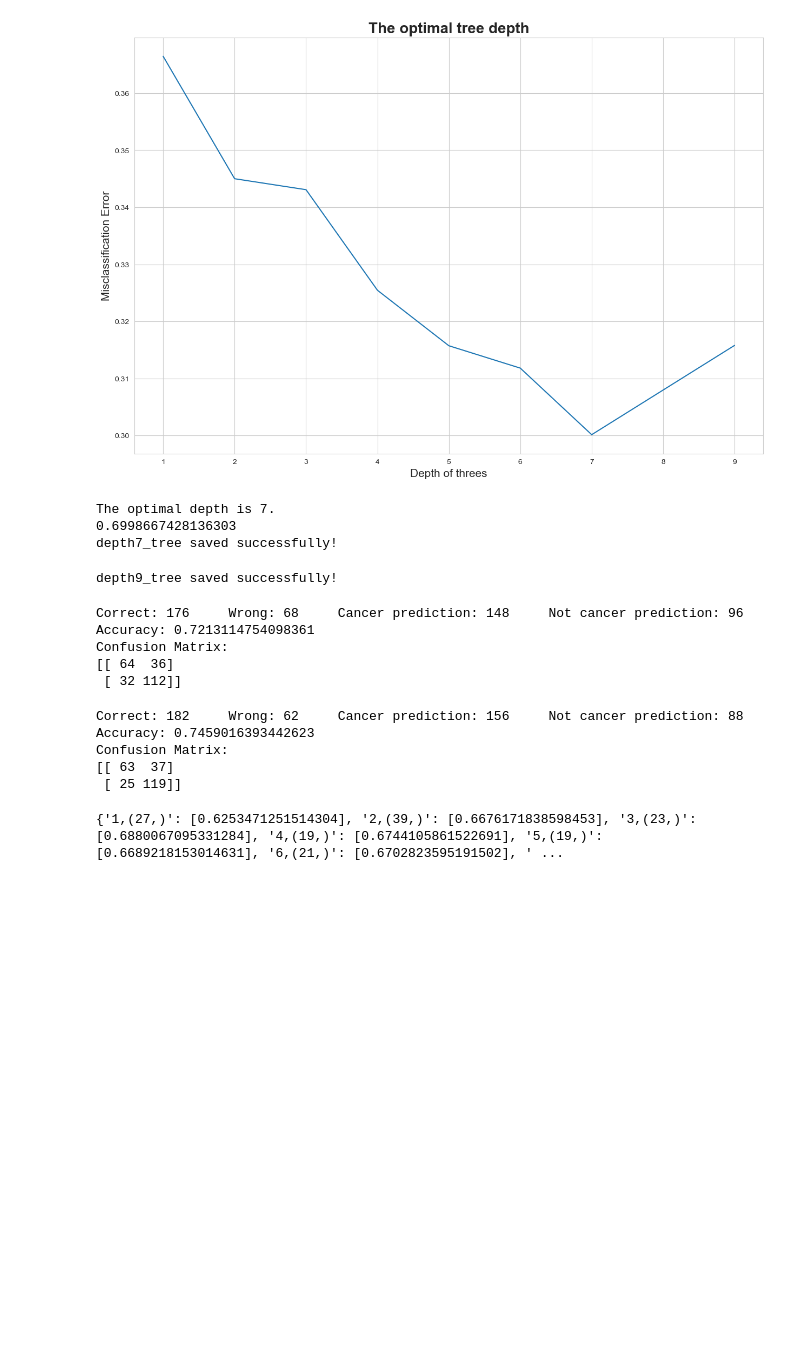
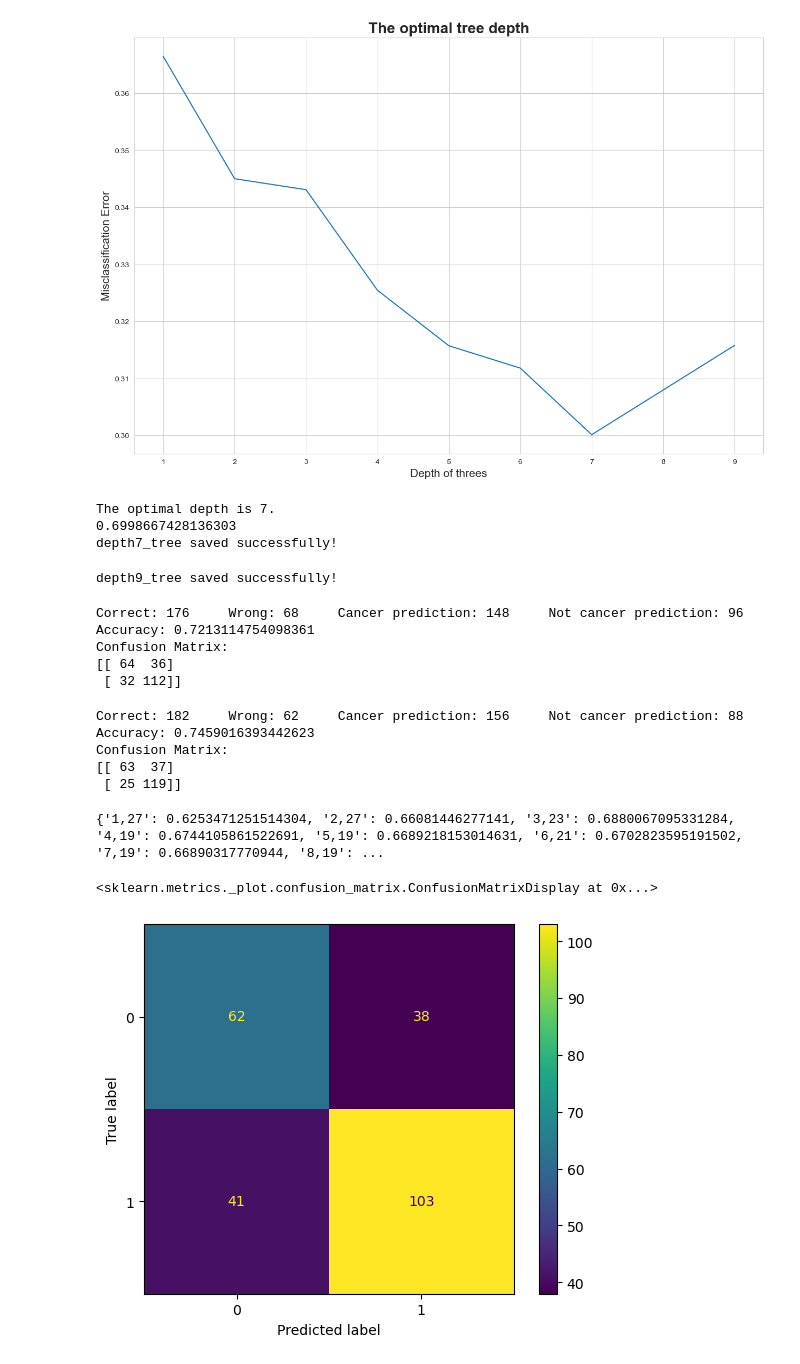
Before and after one commit to kjaer5555/mdasm-2024, a Jupyter notebook: model_exsample.ipynb, the cells around one changed output. Cells and saved outputs as stored; diff of their text form; code cells hidden in the pictures; blank space fills up the shorter version.

Commit message:
Added PCA and its confusion matrix
Added more PCA related stuff

```diff
--- a/model_exsample.ipynb
+++ b/model_exsample.ipynb
@@ -508,7 +508,50 @@ for i in dim_range:
         #for x in range(len()):
             #if selector.support_[x] == True:
                 #seleced_features_after.append(X.columns.values[x])
-    result.update({f"{i},{best_knn_param,}":[max(knn_cv_scores)]})
+    result.update({f"{i},{best_knn_param}":max(knn_cv_scores)})
+
+
 print(result)
 # %% [output]
-{'1,(27,)': [0.6253471251514304], '2,(39,)': [0.6676171838598453], '3,(23,)': [0.6880067095331284], '4,(19,)': [0.6744105861522691], '5,(19,)': [0.6689218153014631], '6,(21,)': [0.6702823595191502], ' ...
+{'1,27': 0.6253471251514304, '2,27': 0.66081446277141, '3,23': 0.6880067095331284, '4,19': 0.6744105861522691, '5,19': 0.6689218153014631, '6,21': 0.6702823595191502, '7,19': 0.66890317770944, '8,19': ...
+# %%
+pca = PCA(n_components=3)
+pca_component = pca.fit_transform(X)
+final_model = KNeighborsClassifier(n_neighbors=23)
+final_model.fit(pca_component, y)
+with open(f'knn23_model.pkl', 'wb') as f:
+    pickle.dump(final_model, f)
+
+with open(f'pca.pkl', 'wb') as f:
+    pickle.dump(pca_component, f)
+# %%
+#PCA with confusion matrix
+from sklearn.metrics import confusion_matrix, ConfusionMatrixDisplay
+df_test_data = pd.read_csv('test_25_people_data.csv')
+
+X_test_data = df_test_data[['H_value', 'S_value', 'V_value', 'red_presence', 'brown_presence', 'blue_presence', 'pink_presence', 'white_presence','black_presence','atypical_pigment_network', 'blue-white_veil', 'asymmetry_values']]
+y_test_data=df_test_data['cancer_or_not'].to_list()
+
+scaler = StandardScaler()
+X_scaled_test_data = scaler.fit_transform(X_test_data)
+
+model_knn = pickle.load(open('./knn23_model.pkl','rb'))
+pca_reload = pickle.load(open('pca.pkl', 'rb'))
+
+pca = PCA(n_components=3)
+X_scaled_train=scaler.fit_transform(X)
+pca_component = pca.fit_transform(X_scaled_train)
+final_model = KNeighborsClassifier(n_neighbors=23)
+final_model.fit(pca_component, y)
+# Create a new PCA object
+X_scaled_test_data = pca.fit_transform(X_scaled_test_data)
+
+#X_scaled_test_data = pca_reload.fit_transform(X_scaled_test_data)
+pred_label = final_model.predict(X_scaled_test_data)
+pred_prob = final_model.predict(X_scaled_test_data)
+cm = confusion_matrix(y_test_data, pred_prob, labels=model_knn.classes_)
+disp = ConfusionMatrixDisplay(confusion_matrix=cm,display_labels=model_knn.classes_)
+disp.plot()
+# %% [output]
+<sklearn.metrics._plot.confusion_matrix.ConfusionMatrixDisplay at 0x...>
+[figure, added]
```
Also changed, not shown: parts of 1 cell of this notebook, 2 other files.
